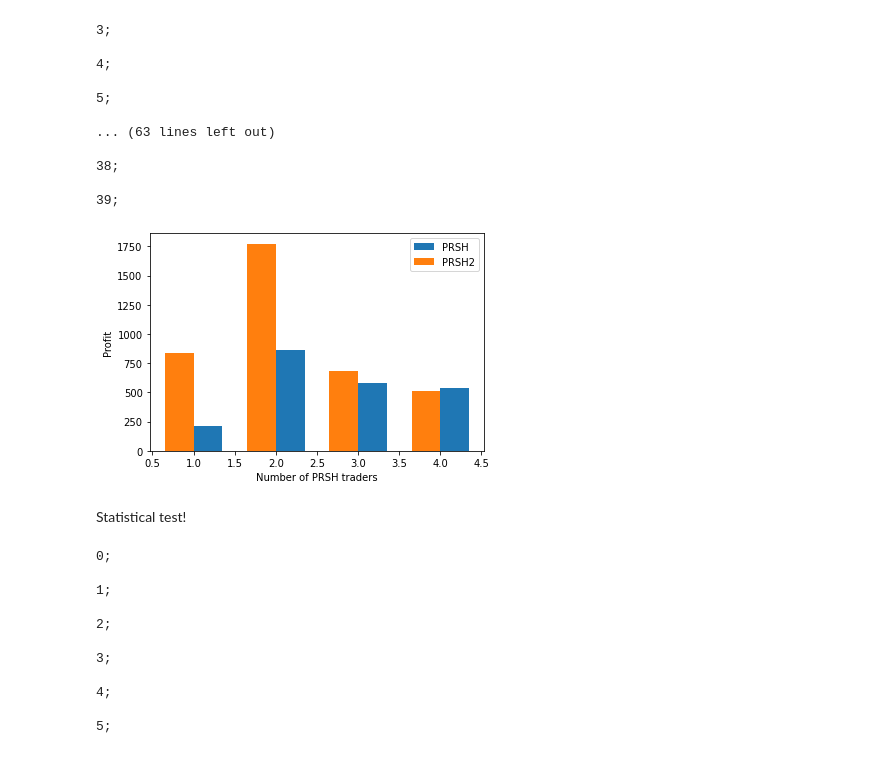
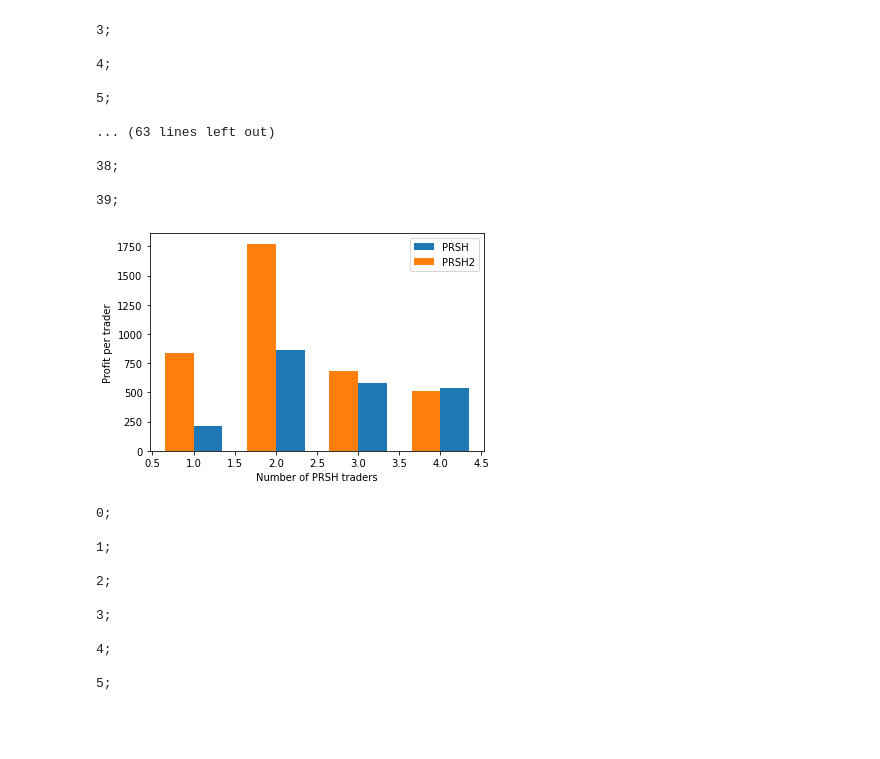
Before and after one commit to janderson3435/ITFT-Coursework-Assessment, a Jupyter notebook: PRSH2_experiments.ipynb, the cells around one changed output. Drawn from its saved outputs; the diff is of its cells as text; code cells hidden in the pictures; blank space fills up the shorter version.

```diff
--- a/PRSH2_experiments.ipynb
+++ b/PRSH2_experiments.ipynb
@@ -314,30 +314,28 @@ for j in range (1, total_traders):
 # %%
 # Visualising profit per trader as trader number varies
 
 trades_df = pd.read_csv(dir + 'PRSH2_pairwise_greedy_m1' + '.csv')
 trades_df.columns = trades_df.columns.str.strip()
 
 trades_df = trades_df.loc[:,['profit per trader', 'number of traders', 'profit per trader.1']]
 
 groups = trades_df.groupby(pd.Grouper(key='number of traders')).sum()
 
 label1 = "PRSH"
 width = 0.35
 
 for key in groups:
 
     plt.bar(groups.get(key).index.to_numpy()/2 + width/2, groups.get(key).values, np.abs(width), label = label1)
     plt.xlabel("Number of PRSH traders")
-    plt.ylabel("Profit")
+    plt.ylabel("Profit per trader")
     width = -width
     label1 = "PRSH2"
     plt.legend()
 
 plt.show()
 # %% [output]
-[figure, old version]
+[figure, new version]
-# %% [markdown]
-Statistical test!
 # %%
 # Vary epsilon
 
```
Also changed, not shown: parts of 3 cells of this notebook, 11 other files.
